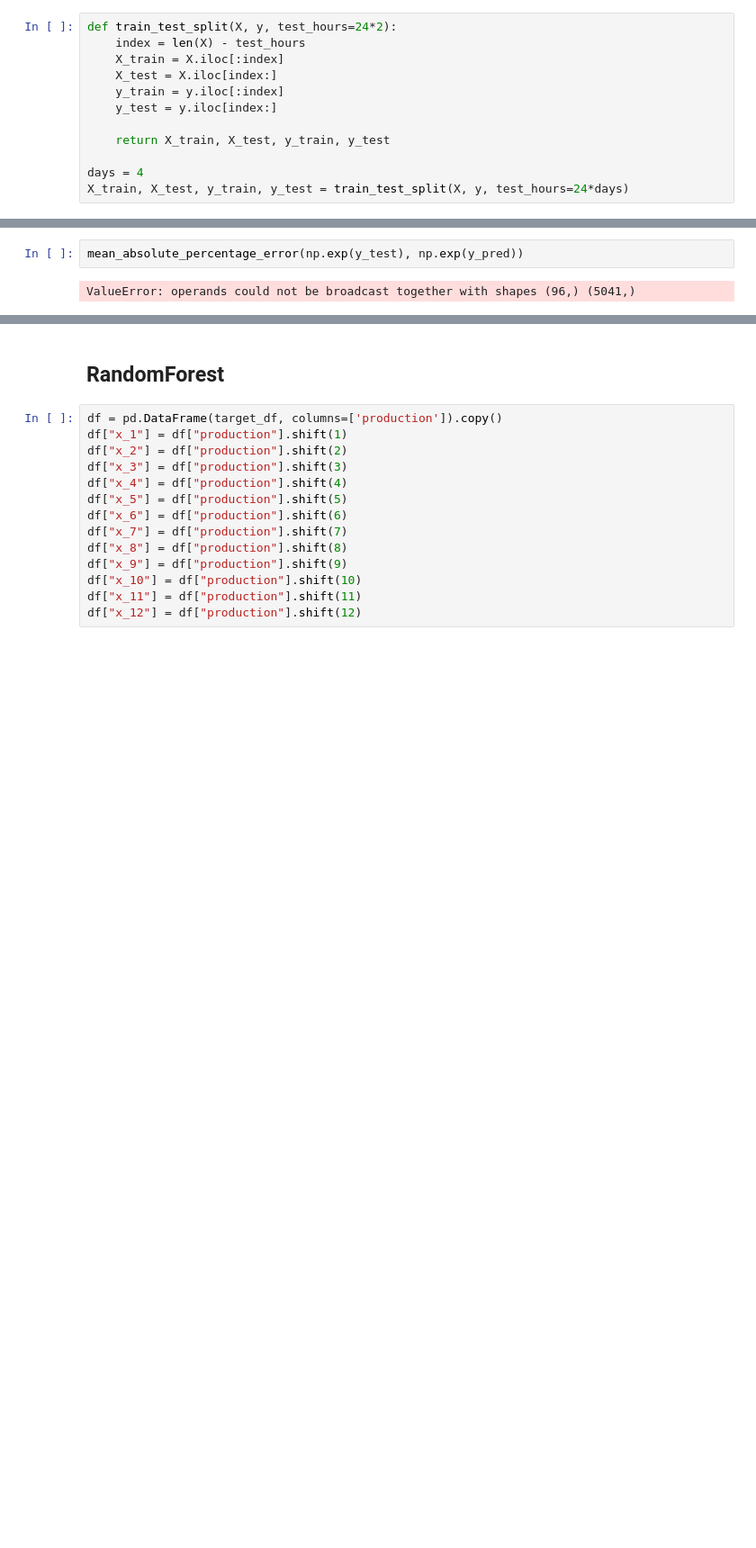
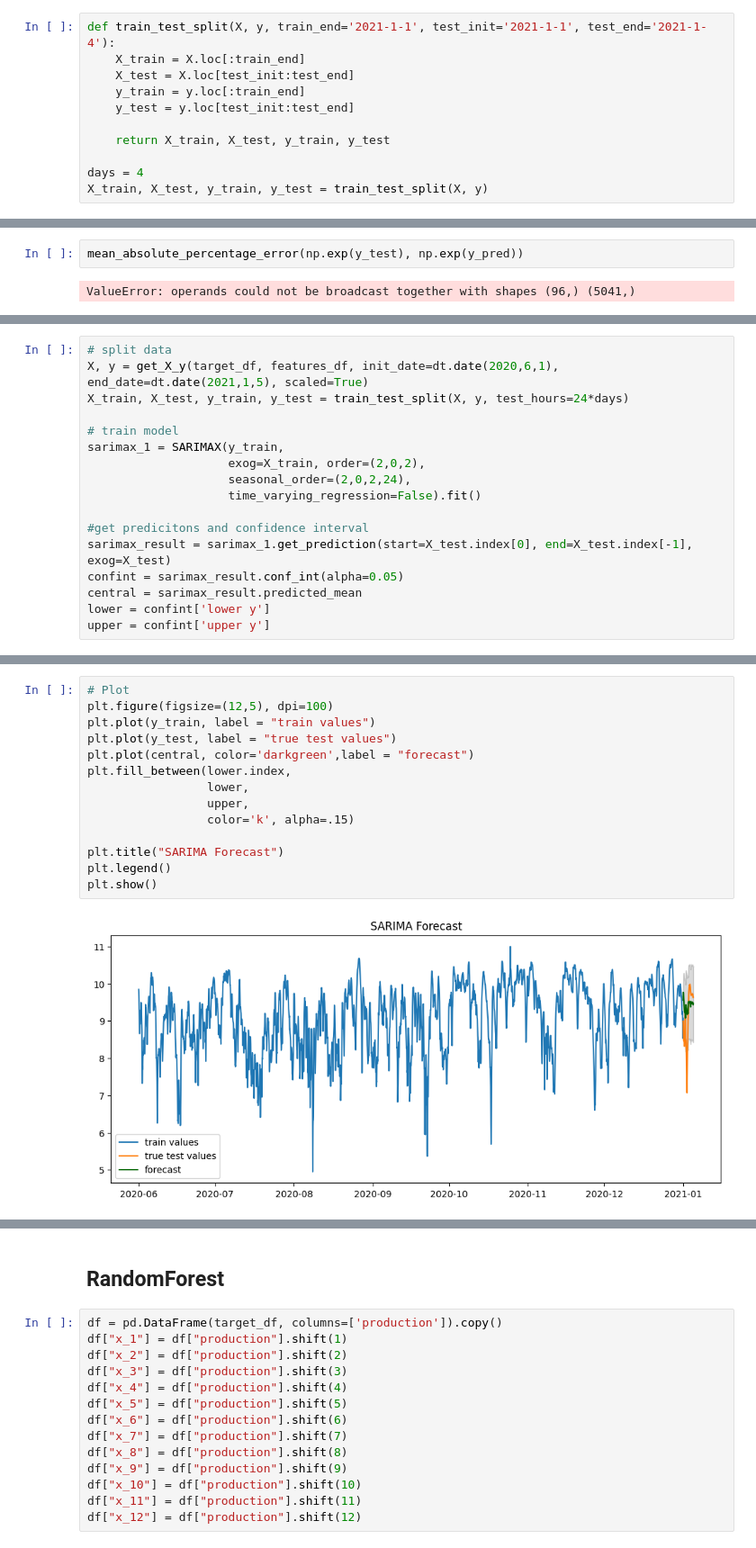
Before and after one commit to HaukeFock/predict_energy_generation, a Jupyter notebook: notebooks/rodrigo_sarimax.ipynb, the cells around one changed output, grey strips where cells are left out. Shown at 90% size. Saved outputs shown, nothing was run; the diff lists cells and outputs as text; blank space fills up the shorter version.

Commit message:
updated notebooks with final models

```diff
--- a/notebooks/rodrigo_sarimax.ipynb
+++ b/notebooks/rodrigo_sarimax.ipynb
@@ -144,17 +133,16 @@ def get_X_y(target_df, features_df, init_date=dt.datetime(2015,1,1), end_date=dt
 
 X, y = get_X_y(target_df, features_df, init_date=dt.date(2020,6,1), end_date=dt.date(2021,1,5), scaled=True)
 # %%
-def train_test_split(X, y, test_hours=24*2):
-    index = len(X) - test_hours
-    X_train = X.iloc[:index]
-    X_test = X.iloc[index:]
-    y_train = y.iloc[:index]
-    y_test = y.iloc[index:]
+def train_test_split(X, y, train_end='2021-1-1', test_init='2021-1-1', test_end='2021-1-4'):
+    X_train = X.loc[:train_end]
+    X_test = X.loc[test_init:test_end]
+    y_train = y.loc[:train_end]
+    y_test = y.loc[test_init:test_end]
 
     return X_train, X_test, y_train, y_test
 
 days = 4
-X_train, X_test, y_train, y_test = train_test_split(X, y, test_hours=24*days)
+X_train, X_test, y_train, y_test = train_test_split(X, y)
 # %% [markdown]
 ## Stationarity
 # %% [markdown]
@@ -408,0 +460,17 @@ ValueError: operands could not be broadcast together with shapes (96,) (5041,)
+# %%
+# split data
+X, y = get_X_y(target_df, features_df, init_date=dt.date(2020,6,1), end_date=dt.date(2021,1,5), scaled=True)
+X_train, X_test, y_train, y_test = train_test_split(X, y, test_hours=24*days)
+
+# train model
+sarimax_1 = SARIMAX(y_train,
+                    exog=X_train, order=(2,0,2),
+                    seasonal_order=(2,0,2,24),
+                    time_varying_regression=False).fit()
+
+#get predicitons and confidence interval
+sarimax_result = sarimax_1.get_prediction(start=X_test.index[0], end=X_test.index[-1], exog=X_test)
+confint = sarimax_result.conf_int(alpha=0.05)
+central = sarimax_result.predicted_mean
+lower = confint['lower y']
+upper = confint['upper y']
@@ -408,0 +482,16 @@ ValueError: operands could not be broadcast together with shapes (96,) (5041,)
+# %%
+# Plot
+plt.figure(figsize=(12,5), dpi=100)
+plt.plot(y_train, label = "train values")
+plt.plot(y_test, label = "true test values")
+plt.plot(central, color='darkgreen',label = "forecast")
+plt.fill_between(lower.index,
+                 lower,
+                 upper,
+                 color='k', alpha=.15)
+
+plt.title("SARIMA Forecast")
+plt.legend()
+plt.show()
+# %% [output]
+[figure, added]
```
Also changed, not shown: parts of 107 cells of this notebook, 3 other files.
